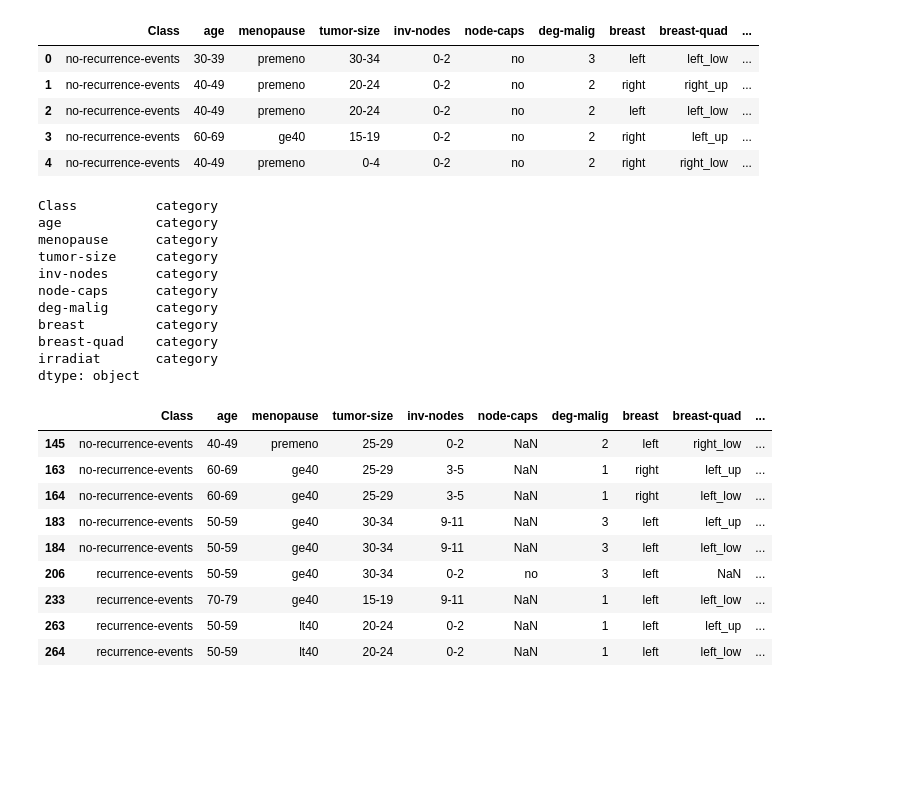
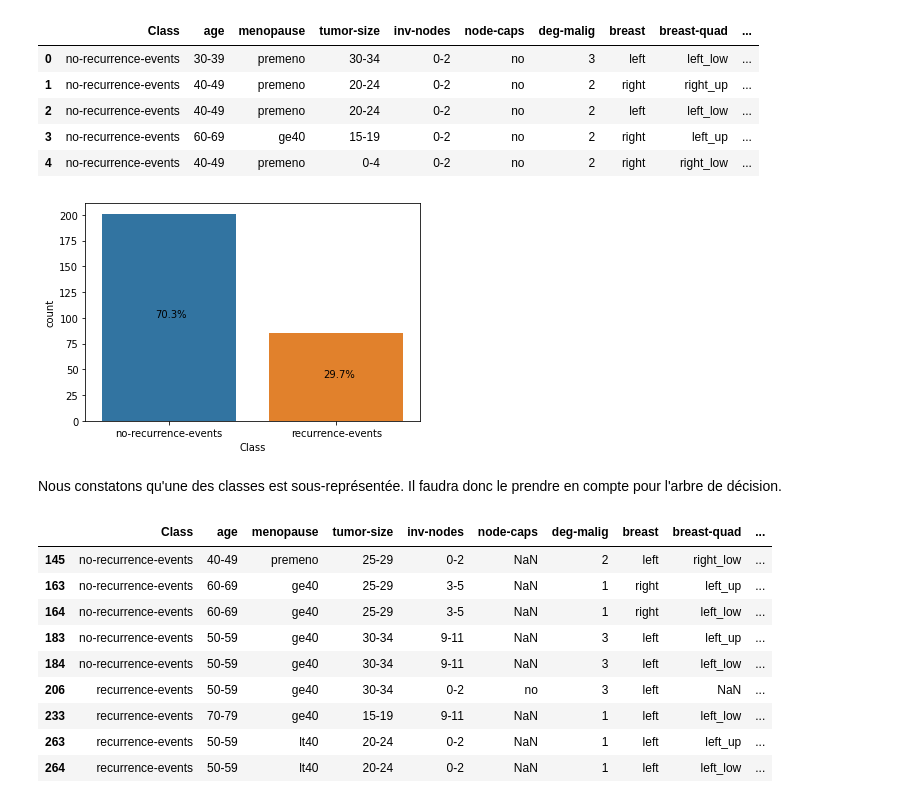
Before and after one commit to efraika/TemporaryTest, a Jupyter notebook: TestTechnique.ipynb, the cells around one changed output. Saved outputs shown, nothing was run; the diff lists cells and outputs as text; code cells hidden in the pictures; blank space fills up the shorter version.

```diff
--- a/TestTechnique.ipynb
+++ b/TestTechnique.ipynb
@@ -39,17 +35,18 @@ to_category(data, data.columns)
-# %%
-data.dtypes
-# %% [output]
-Class          category
-age            category
-menopause      category
-tumor-size     category
-inv-nodes      category
-node-caps      category
-deg-malig      category
-breast         category
-breast-quad    category
-irradiat       category
-dtype: object
+# %%
+def perc_no_hue(plot, feature):
+    total = len(data[feature])
+    for p in plot.patches:
+        percentage = '{:.1f}%'.format(100 * p.get_height()/total)
+        x = p.get_x() + p.get_width() /2 - 0.1*p.get_width()
+        y = p.get_y() + p.get_height()/2
+        plot.annotate(percentage, (x, y), color='black')
+# %%
+plot = sns.countplot(x="Class", data=data)
+perc_no_hue(plot, "Class")
+# %% [output]
+[figure, added]
+# %% [markdown]
+Nous constatons qu'une des classes est sous-représentée. Il faudra donc le prendre en compte pour l'arbre de décision.
 # %%
 data[data.isna().any(axis=1)]
 # %% [output]
```
Also changed, not shown: parts of 36 cells of this notebook.
